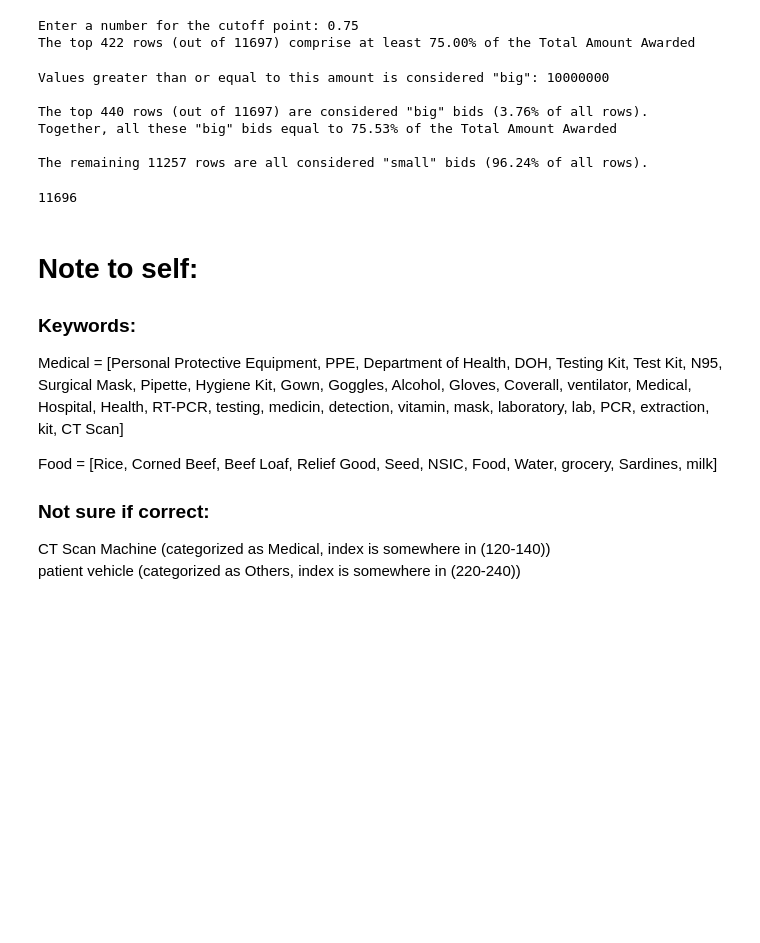
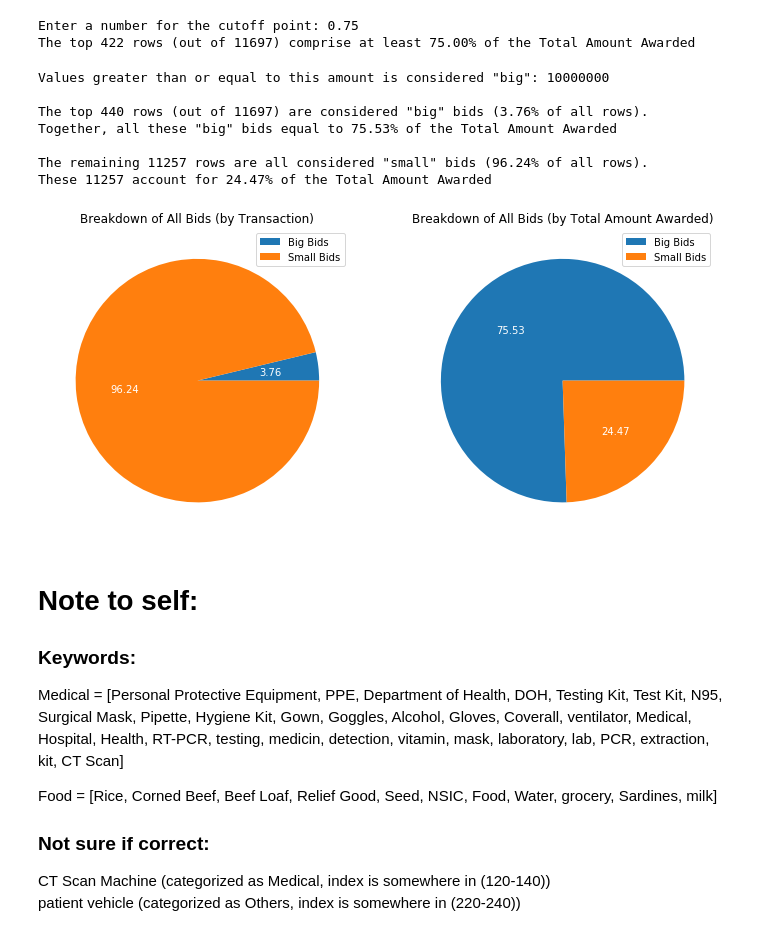
Before and after one commit to monakuto110433/Project_SiniGang, a Jupyter notebook: Project SiniGANG.ipynb, the cells around one changed output. Cells and saved outputs as stored; diff of their text form; code cells hidden in the pictures; blank space fills up the shorter version.

```diff
--- a/Project SiniGANG.ipynb
+++ b/Project SiniGANG.ipynb
@@ -114,37 +114,53 @@ The top 422 rows (out of 11697) comprise at least 75.00% of the Total Amount Awa
 # %%
 indices = []
 num_of_rows = len(df_cleaned)
 money = 0
 while True:
     try:
         cutoff_flat = float(input('Values greater than or equal to this amount is considered "big": '))
 
         for index,row in df_cleaned.iterrows():
             if row[5] < cutoff_flat:
                 break
             else:
                 indices.append(index)
                 money += row[5]
 
         rows = indices[-1]+1
-        print("\nThe top",rows,'rows (out of {num}) are considered "big" bids ({percentage:.2f}% of all rows).'.format(num=num_of_rows,percentage = rows/num_of_rows*100))
-        print('Together, all these "big" bids equal to {percentage:.2f}% of the Total Amount Awarded'.format(percentage=money/total_amount_awarded*100))
-        print('\nThe remaining {diff} rows are all considered "small" bids ({percentage:.2f}% of all rows).'.format(diff = num_of_rows - rows, percentage = (1-(rows/num_of_rows))*100))
+        row_ratio_bigbids = rows/num_of_rows
+        row_ratio_smallbids = 1-row_ratio_bigbids
+        print("\nThe top",rows,'rows (out of {num}) are considered "big" bids ({percentage:.2f}% of all rows).'.format(num=num_of_rows,percentage = row_ratio_bigbids*100))
+
+        total_ratio_big = money/total_amount_awarded
+        total_ratio_small = 1-total_ratio_big
+        print('Together, all these "big" bids equal to {percentage:.2f}% of the Total Amount Awarded'.format(percentage=total_ratio_big*100))
+        print('\nThe remaining {diff} rows are all considered "small" bids ({percentage:.2f}% of all rows).'.format(diff = num_of_rows - rows, percentage = row_ratio_smallbids*100))
+        print("These {diff} account for {percentage:.2f}% of the Total Amount Awarded".format(diff=num_of_rows-rows,percentage=total_ratio_small*100))
         break
     except:
         print("Invalid Input.")
+
+
+fig,ax = plt.subplots(1,2,figsize = (12,6))
+
+ax[0].pie(x=[row_ratio_bigbids,row_ratio_smallbids],autopct="%.2f",textprops={'color':"w"})
+ax[0].title.set_text("Breakdown of All Bids (by Transaction)")
+ax[0].legend(labels=["Big Bids","Small Bids"])
+
+ax[1].pie(x=[total_ratio_big,total_ratio_small],autopct="%.2f",textprops={'color':"w"})
+ax[1].title.set_text("Breakdown of All Bids (by Total Amount Awarded)")
+ax[1].legend(labels=["Big Bids","Small Bids"])
+
+plt.show()
 # %% [output]
 Values greater than or equal to this amount is considered "big": 10000000
 
 The top 440 rows (out of 11697) are considered "big" bids (3.76% of all rows).
 Together, all these "big" bids equal to 75.53% of the Total Amount Awarded
 
 The remaining 11257 rows are all considered "small" bids (96.24% of all rows).
+These 11257 account for 24.47% of the Total Amount Awarded
+[figure, added]
-# %%
-#index 0-421 comprise >= 0.75 of the total Amount Awarded
-indices[-1]
-# %% [output]
-11696
 # %% [markdown]
 # Note to self:
 
```
Also changed, not shown: parts of 1 cell of this notebook.
